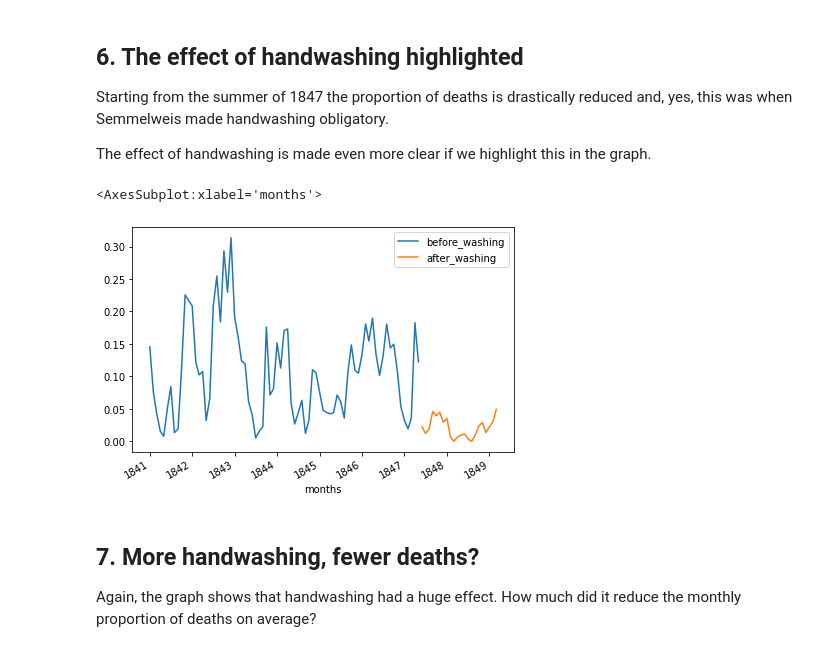
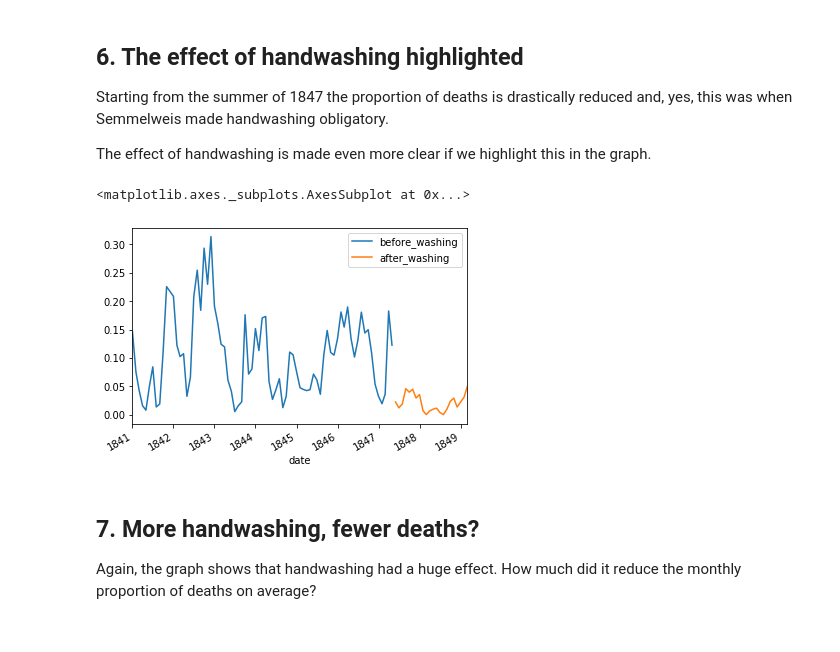
Before and after one commit to ArashMohsenijam/Dr.-Semmelweis-and-the-Discovery-of-Handwashing, a Jupyter notebook: notebook.ipynb, the cells around one changed output. Saved outputs shown, nothing was run; the diff lists cells and outputs as text; code cells hidden in the pictures.

```diff
--- a/notebook.ipynb
+++ b/notebook.ipynb
@@ -104,17 +105,17 @@ ax= monthly.plot('date','proportion_deaths',xlabel='months',ylabel='Proportion d
 # %%
 # Date when handwashing was made mandatory
 handwashing_start = pd.to_datetime('1847-06-01')
 
 # Split monthly into before and after handwashing_start
 before_washing = monthly[monthly.date<handwashing_start]
 after_washing = monthly[monthly.date>=handwashing_start]
 
 # Plot monthly proportion of deaths before and after handwashing
-ax = before_washing.plot('date','proportion_deaths',xlabel='months',label='before_washing')
-after_washing.plot('date','proportion_deaths',xlabel='months',ax=ax,label='after_washing')
+ax = before_washing.plot('date','proportion_deaths',label='before_washing')
+after_washing.plot('date','proportion_deaths',ax=ax,label='after_washing')
 # %% [output]
-<AxesSubplot:xlabel='months'>
+<matplotlib.axes._subplots.AxesSubplot at 0x...>
-[figure, old version]
+[figure, new version]
 # %% [markdown]
 ## 7. More handwashing, fewer deaths?
 <p>Again, the graph shows that handwashing had a huge effect. How much did it reduce the monthly proportion of deaths on average?</p>
```
Also changed, not shown: parts of 5 cells of this notebook.
